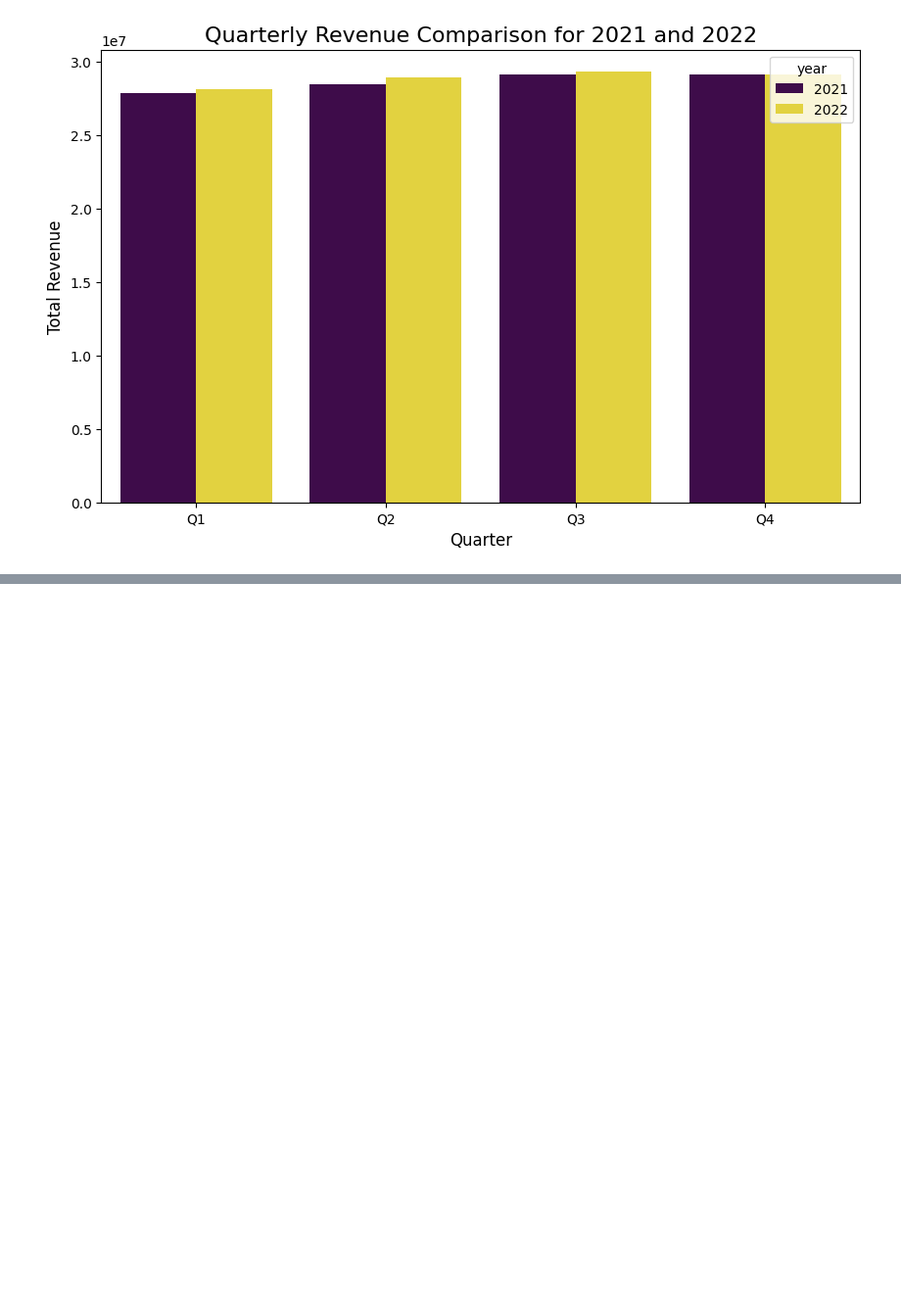
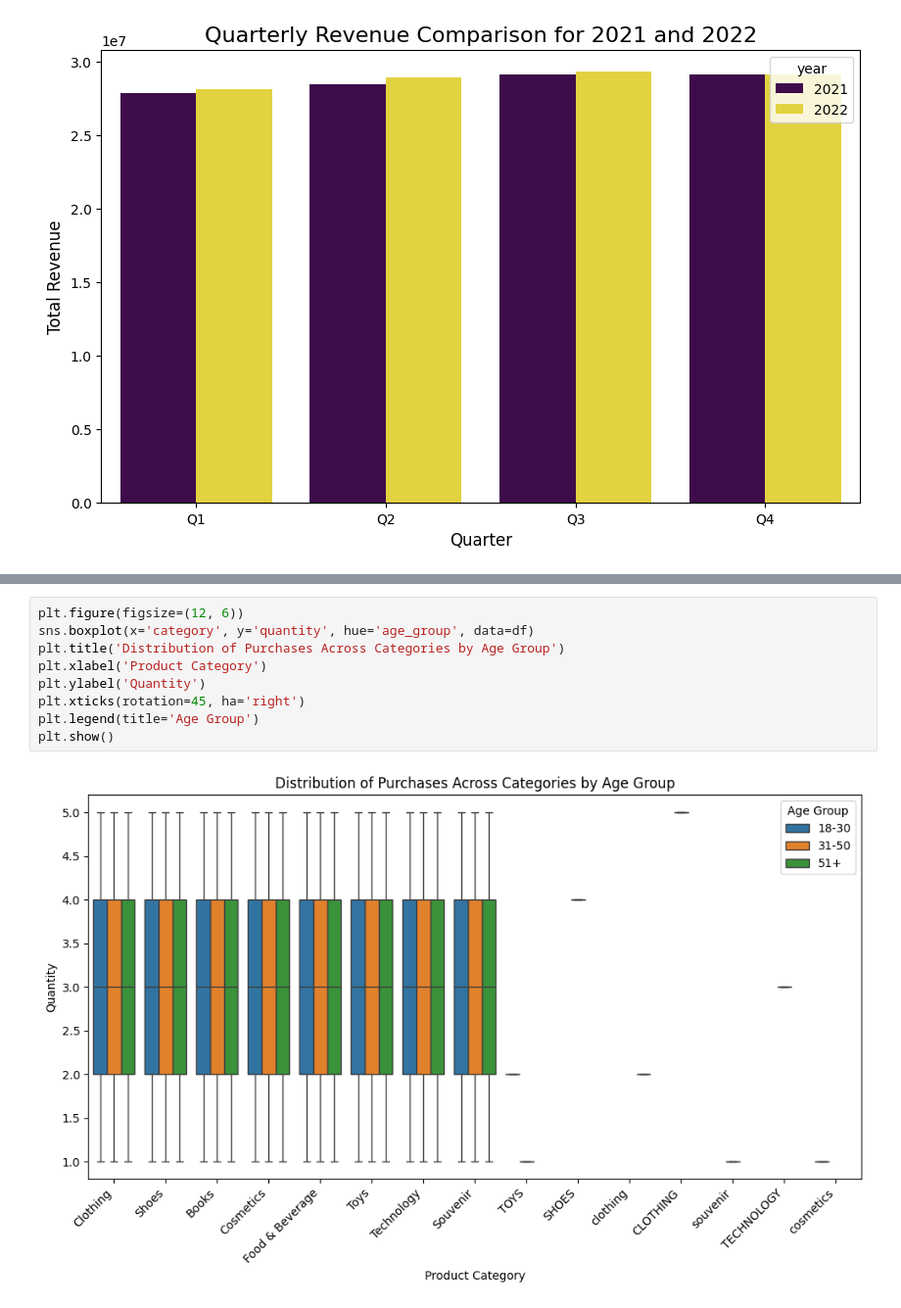
Before and after one commit to adnansadar/Customer-Segmentation-and-Purchase-Behavior-Prediction-for-Retail-Businesses, a Jupyter notebook: phase1.ipynb, the cells around one changed output, grey strips where cells are left out. Shown at 98% size. Drawn from its saved outputs; the diff is of its cells as text; blank space fills up the shorter version.

```diff
--- a/phase1.ipynb
+++ b/phase1.ipynb
@@ -409,0 +522,11 @@ plt.show()
+# %%
+plt.figure(figsize=(12, 6))
+sns.boxplot(x='category', y='quantity', hue='age_group', data=df)
+plt.title('Distribution of Purchases Across Categories by Age Group')
+plt.xlabel('Product Category')
+plt.ylabel('Quantity')
+plt.xticks(rotation=45, ha='right')
+plt.legend(title='Age Group')
+plt.show()
+# %% [output]
+[figure, added]
```
Also changed, not shown: parts of 16 cells of this notebook.
